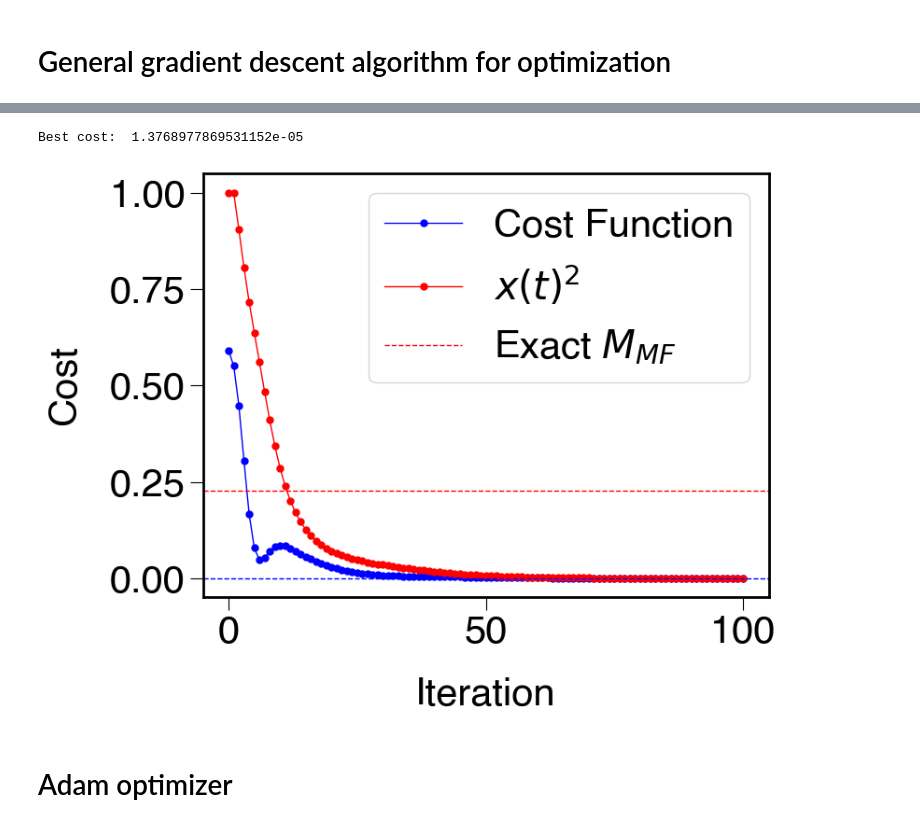
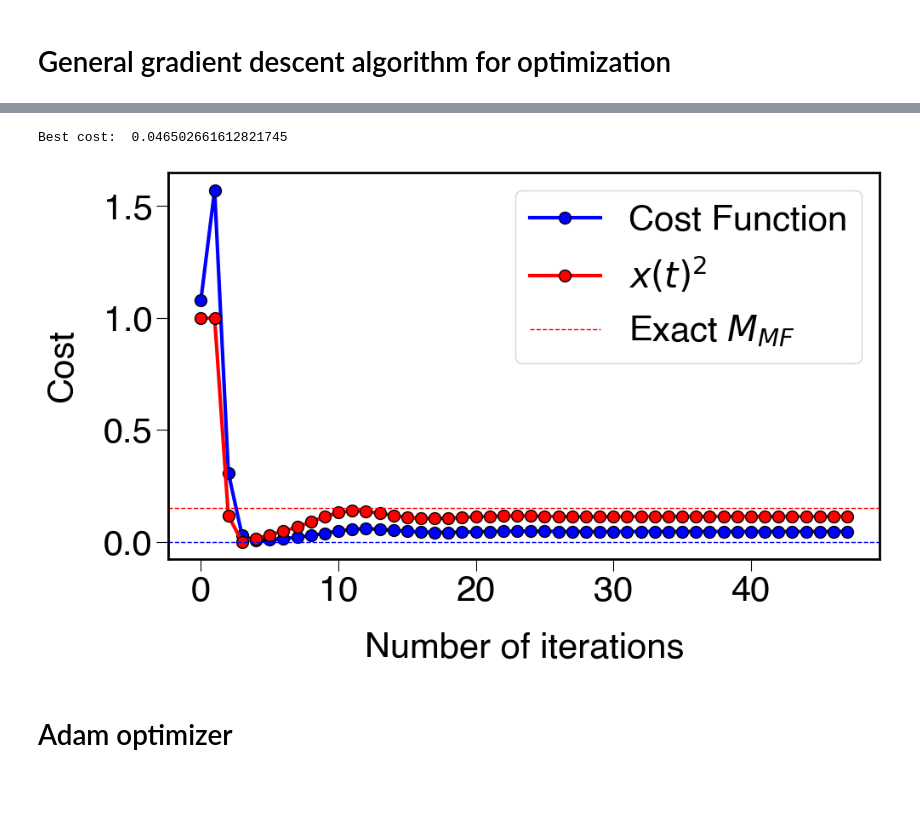
Before and after one commit to psasanka1729/VQA, a Jupyter notebook: variational_ansatz_infinite_ranged_model.ipynb, the cells around one changed output, grey strips where cells are left out. Cells and saved outputs as stored; diff of their text form; code cells hidden in the pictures; blank space fills up the shorter version.

```diff
--- a/variational_ansatz_infinite_ranged_model.ipynb
+++ b/variational_ansatz_infinite_ranged_model.ipynb
@@ -52,14 +52,14 @@ def unvectorize_rho(rho_vec):
      rho = rho_vec.toarray().reshape((2, 2), order="F")
      return csc_matrix(rho)
 
-gamma_1 = 0.3
-gamma_2 = 0.3
+gamma_1 = 0.6
+gamma_2 = 0.6
 
 L = 1
 J = 1
 gamma_r = gamma_1
 gamma_d = gamma_2
-Delta = 0.5
+Delta = 0.6
 
 L_1 = sigma_minus
 L_2 = (I2+sigma_z)/2
@@ -189,3 +138,13 @@ def variational_ansatz(number_of_layers, angles_lst, x, rho_i):
+# %%
+def variational_ansatz(number_of_layers, angles_lst, x, rho_i):
+    rho = rho_i
+    for i in range(number_of_layers):
+        theta_int, theta_f, theta_rel, theta_dep = angles_lst[i]
+        rho = expm(theta_int * L_int(x)) @ rho
+        rho = expm(theta_f * L_f())     @ rho
+        rho = expm(theta_rel * L_rel())   @ rho
+        rho = expm(theta_dep * L_dep())   @ rho
+    return rho
 # %% [markdown]
 # Quantum circuit
 # %%
@@ -464,11 +449,13 @@ def gradient_descent_optimizer(rho_initial, number_of_layers, angles_lst, learni
 # %%
 x_steady_state, y_steady_state, z_steady_state = solution_set(Delta, J, L, gamma_d, gamma_r)[0]
 
-number_of_layers = 2
-initial_thetas = [[0.1, 0.1, 0.1, 0.2] for _ in range(number_of_layers)]
+number_of_layers = 1
+#initial_thetas = [[0.1, 0.1, -0.1, 0.2] for _ in range(number_of_layers)]
+initial_thetas = np.array([[0.3, 0.2, 0.1, 0.2] for _ in range(number_of_layers)]) + np.pi/5
 
 rho_i = vectorize_rho( csr_matrix( I2 + sigma_x) / 2)
 
 best_angles, best_cost, x_values, rho_values, cost_values = gradient_descent_optimizer(
-    rho_i, number_of_layers, initial_thetas, learning_rate=0.1, max_iterations=100
+    rho_i, number_of_layers, initial_thetas, learning_rate=0.01, max_iterations=50
 )
+print('Best angles: ', best_angles)
@@ -475,22 +480,22 @@ best_angles, best_cost, x_values, rho_values, cost_values = gradient_descent_opt
 # %%
 # Plotting the cost function vs iterations with publication-quality settings.
-fig, ax = plt.subplots(figsize=(8, 6))
-ax.plot(cost_values, marker='o', linestyle='-', color='blue', markersize=5, linewidth=1, label='Cost Function')
+fig, ax = plt.subplots(figsize=(10, 6))
+ax.plot(cost_values, marker='o', linestyle='-', color='blue', markersize=10, markerfacecolor='blue', markeredgecolor='black', linewidth=3, label='Cost Function')
 print('Best cost: ', cost_values[-1])
-ax.plot(np.array(x_values)**2, marker='o', linestyle='-', color='red', markersize=5, linewidth=1, label=r'$x(t)^{2}$')
+ax.plot(np.array(x_values)**2, marker='o', linestyle='-', color='red', markersize=10, markerfacecolor='red', markeredgecolor='black', linewidth=3, label=r'$x(t)^{2}$')
 plt.axhline(y=0, color='blue', linestyle='--', linewidth=1)
 plt.axhline(y=x_steady_state**2, color='red', linestyle='--', linewidth=1, label=r'Exact $M_{MF}$')
-ax.set_xlabel('Iteration', labelpad=20)
+ax.set_xlabel('Number of iterations', labelpad=20)
 ax.set_ylabel('Cost', labelpad=20)
 ax.legend()
 plt.tight_layout()
 for spine in ax.spines.values():
      spine.set_linewidth(2)
 ax.tick_params(axis='both', which='major', length=10)
 plt.show()
 # %% [output]
-Best cost:  1.3768977869531152e-05
+Best cost:  0.046502661612821745
-[figure, old version]
+[figure, new version]
 # %% [markdown]
 # Adam optimizer
 # %%
```
Also changed, not shown: parts of 4 cells of this notebook.
